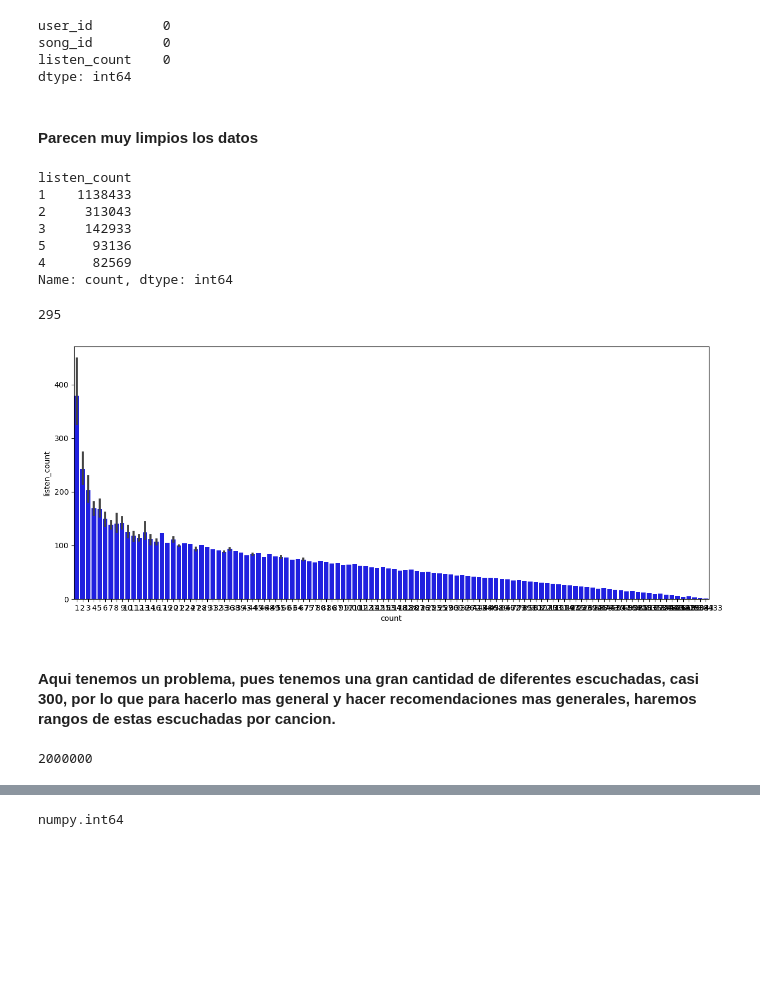
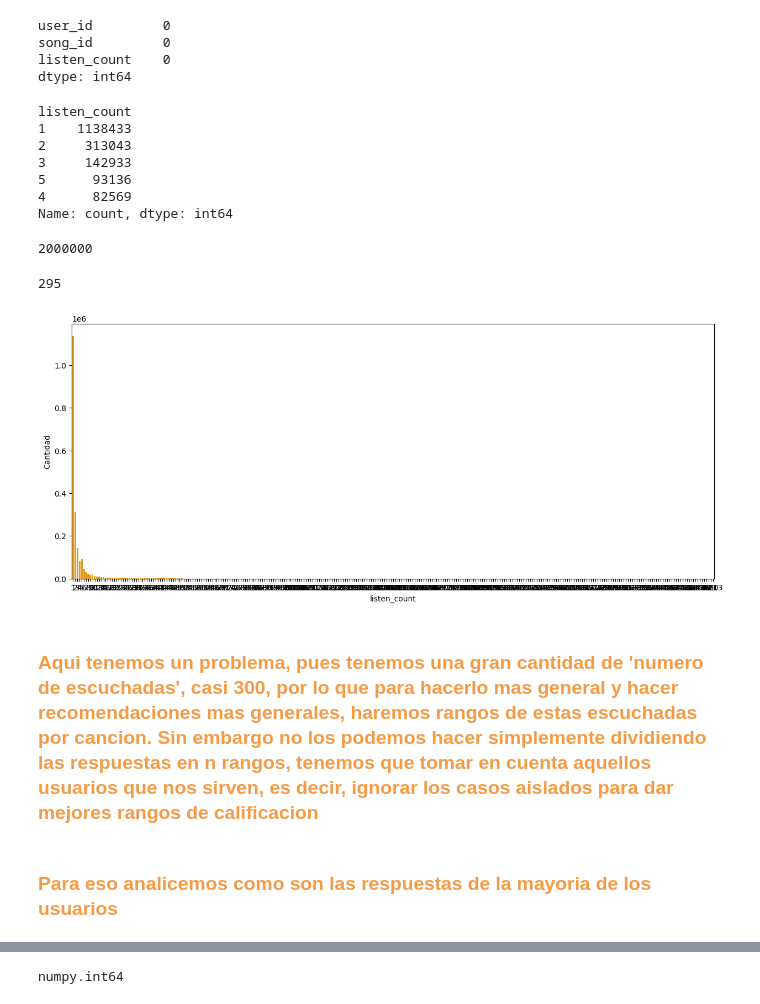
Before and after one commit to MauricioZTorres/Sistema-de-recomendacion-de-musica, a Jupyter notebook: PIA.ipynb, the cells around one changed output, grey strips where cells are left out. Cells and saved outputs as stored; diff of their text form; code cells hidden in the pictures; blank space fills up the shorter version.

```diff
--- a/PIA.ipynb
+++ b/PIA.ipynb
@@ -3,8 +3,8 @@
 # %%
 import pandas as pd
 # %%
-df = pd.read_csv("./oro?/triplets_file.csv")
-df_songs = pd.read_csv("./oro?/song_data.csv")
+df = pd.read_csv("./datasets/triplets_file.csv")
+df_songs = pd.read_csv("./datasets/song_data.csv")
 # %%
 df.head()
 # %% [output]
@@ -63,8 +63,6 @@ user_id         0
 song_id         0
 listen_count    0
 dtype: int64
-# %% [markdown]
-#### Parecen muy limpios los datos
 # %%
 c = df['listen_count'].value_counts()
 c.head()
@@ -76,6 +74,10 @@ listen_count
 5      93136
 4      82569
 Name: count, dtype: int64
+# %%
+c.sum()
+# %% [output]
+2000000
 # %%
 df['listen_count'].nunique()
 # %% [output]
@@ -85,13 +87,15 @@ import matplotlib.pyplot as plt
 import seaborn as sns
 # %%
 plt.figure(figsize=(15, 6))
-sns.barplot(x=c,y=c.index, color='blue')
+
+sns.barplot(x=c.index, y=c, color='orange')
+plt.xlabel('listen_count')
+plt.ylabel('Cantidad')
+
 plt.show()
 # %% [output]
-[figure, old version]
+[figure, new version]
 # %% [markdown]
-#### Aqui tenemos un problema, pues tenemos una gran cantidad de diferentes escuchadas, casi 300, por lo que para hacerlo mas general y hacer recomendaciones mas generales, haremos rangos de estas escuchadas por cancion.
+### <font color='#F59B46'>Aqui tenemos un problema, pues tenemos una gran cantidad de 'numero de escuchadas', casi 300, por lo que para hacerlo mas general y hacer recomendaciones mas generales, haremos rangos de estas escuchadas por cancion. Sin embargo no los podemos hacer simplemente dividiendo las respuestas en n rangos, tenemos que tomar en cuenta aquellos usuarios que nos sirven, es decir, ignorar los casos aislados para dar mejores rangos de calificacion</font>
-# %%
-c.sum()
-# %% [output]
-2000000
+# %% [markdown]
+### <font color='#F59B46'>Para eso analicemos como son las respuestas de la mayoria de los usuarios</font>
```
Also changed, not shown: parts of 31 cells of this notebook.
